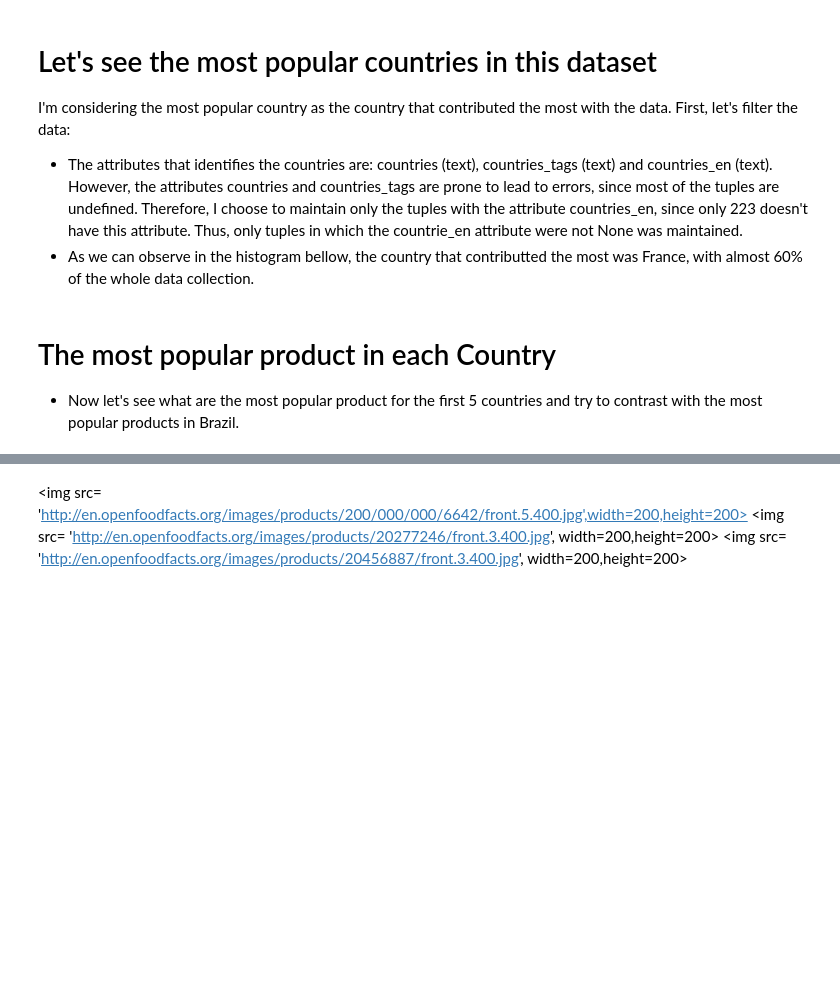
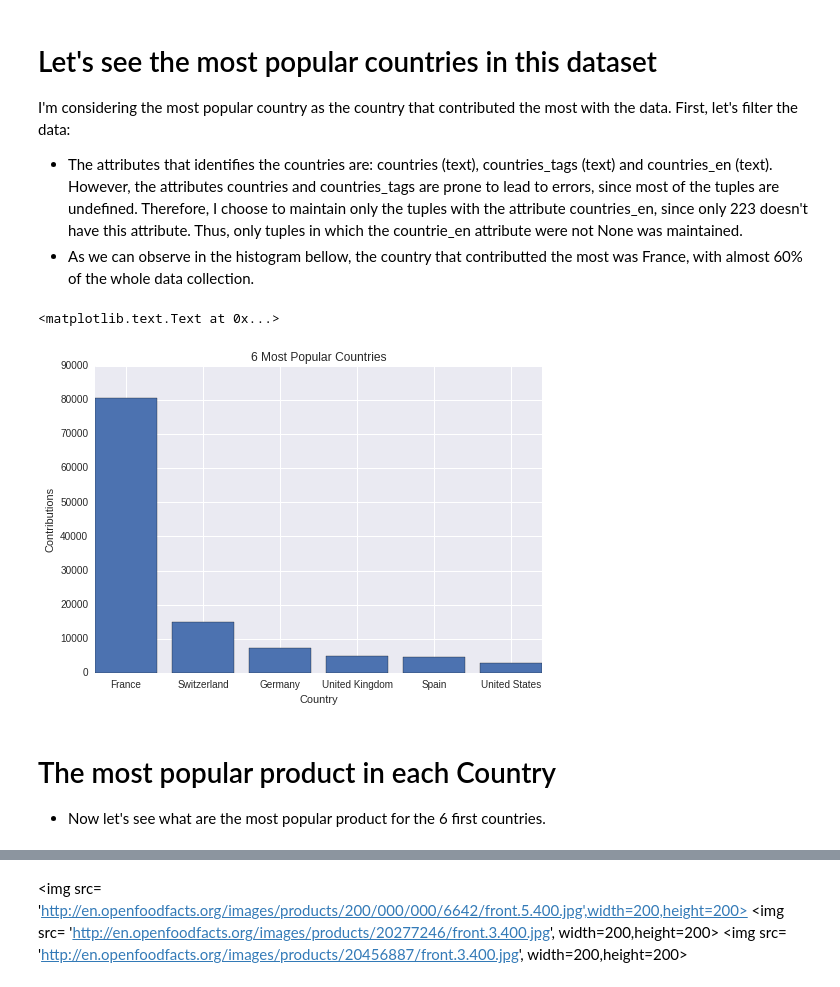
Before and after one commit to clebsonc/RandomTests, a Jupyter notebook: MachineLearning/Food Facts.ipynb, the cells around one changed output, grey strips where cells are left out. Cells and saved outputs as stored; diff of their text form; code cells hidden in the pictures; blank space fills up the shorter version.

```diff
--- a/MachineLearning/Food Facts.ipynb
+++ b/MachineLearning/Food Facts.ipynb
@@ -3,14 +3,12 @@
 # %%
 import numpy as np
 import matplotlib
-import graphlab as gl
+import pandas
+import matplotlib as mpl
 import matplotlib.pyplot as plt
 %matplotlib inline
+import seaborn; seaborn.set()
 
-data = gl.SFrame.read_csv(url="/home/clebson/Documents/hekima/datasets/OpenFoodFacts/en.openfoodfacts.org.products.csv",
-                       delimiter="\t",
-                       header=True,
-                       error_bad_lines=False,
-                       comment_char='',
-                       na_values="")
-gl.canvas.set_target('ipynb')
+
+data = pandas.read_csv("/home/clebson/Documents/datasets/OpenFoodFacts/en.openfoodfacts.org.products.csv",
+                       sep="\t")
@@ -41,4 +20,29 @@ data['countries_en'].show(view='Categorical')
+# %%
+def build_dictionary(data, attribute):
+    dictionary = dict()
+    for value in data[attribute]:
+        if(value in dictionary):
+            dictionary[value] +=  1
+        else:
+            dictionary[value] = 1
+    return dictionary
+
+def sort_dictionary(dictionary, reverse_=False):
+    return sorted(dictionary.items(), key=lambda x: x[1], reverse=reverse_)
+
+famous_countries = build_dictionary(data, 'countries_en')
+famous_countries = sort_dictionary(famous_countries, True)
+famous_countries = pandas.DataFrame(famous_countries, columns=['Country', 'Contribution'])
+# %%
+plt.xticks(range(6), famous_countries['Country'][0:6])
+plt.bar(range(6), famous_countries['Contribution'][0:6], align="center")
+plt.title("6 Most Popular Countries")
+plt.ylabel("Contributions")
+plt.xlabel("Country")
+# %% [output]
+<matplotlib.text.Text at 0x...>
+[figure, added]
 # %% [markdown]
 # The most popular product in each Country
-* Now let's see what are the most popular product for the first 5 countries and try to contrast with the most popular products in Brazil.
+* Now let's see what are the most popular product for the 6 first countries.
 # %%
```
Also changed, not shown: parts of 6 cells of this notebook.
